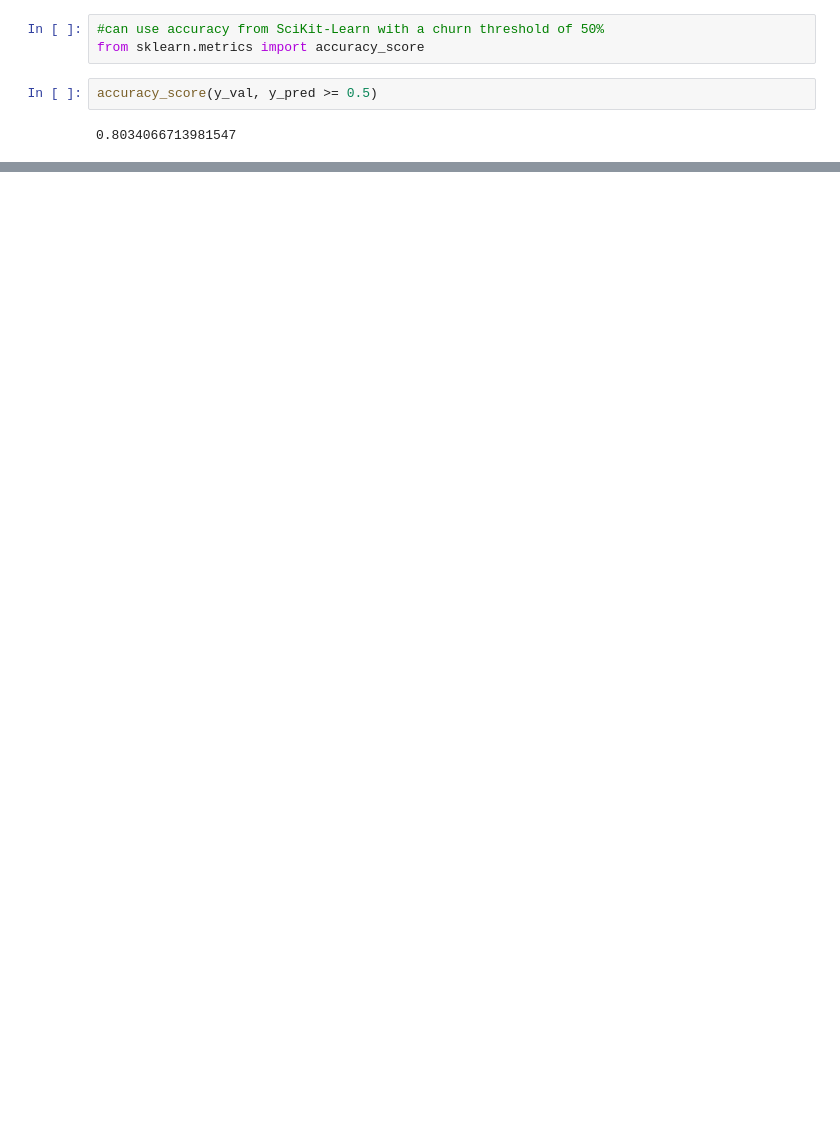
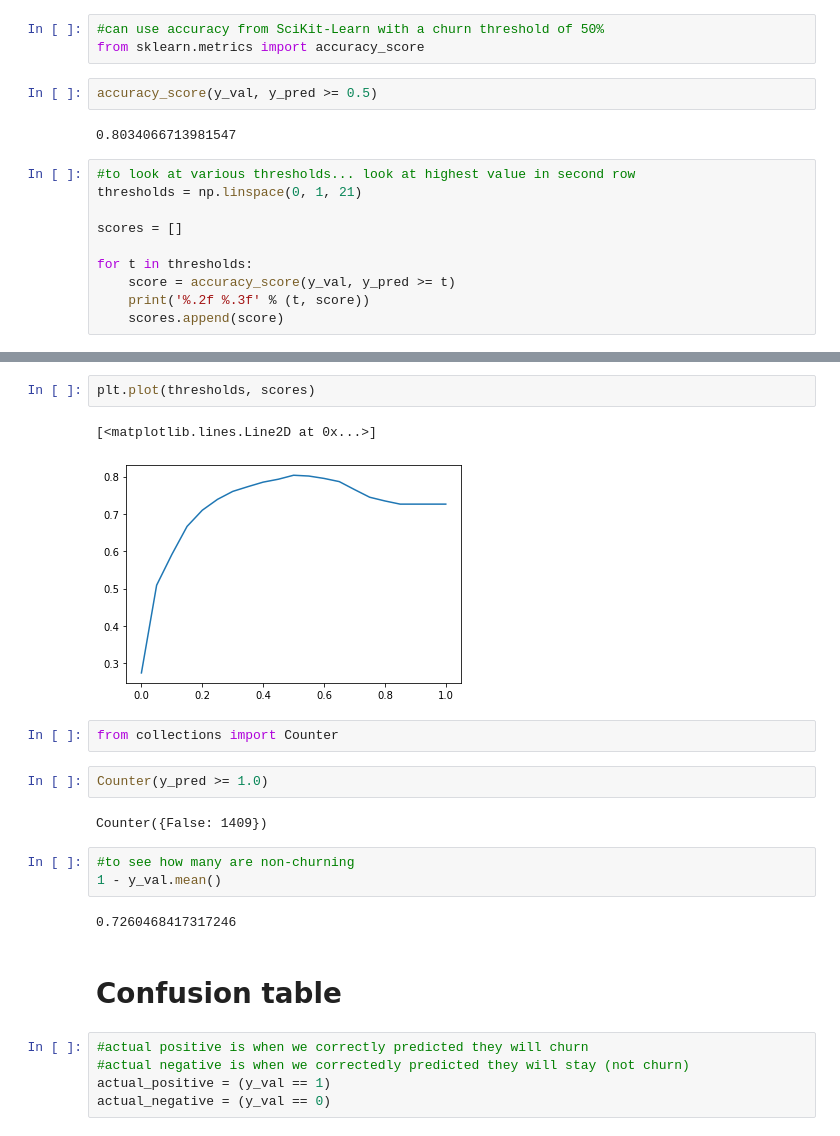
Before and after one commit to sarakubik/MLZoomcamp, a Jupyter notebook: ch4.ipynb, the cells around one changed output, grey strips where cells are left out. Drawn from its saved outputs; the diff is of its cells as text; blank space fills up the shorter version.

Commit message:
Add files via upload
Not so great chapter.. did lots of the same thing many different ways and the explanations were muddy.

```diff
--- a/ch4.ipynb
+++ b/ch4.ipynb
@@ -113,3 +115,13 @@ from sklearn.metrics import accuracy_score
 accuracy_score(y_val, y_pred >= 0.5)
 # %% [output]
 0.8034066713981547
+# %%
+#to look at various thresholds... look at highest value in second row
+thresholds = np.linspace(0, 1, 21)
+
+scores = []
+
+for t in thresholds:
+    score = accuracy_score(y_val, y_pred >= t)
+    print('%.2f %.3f' % (t, score))
+    scores.append(score)
@@ -115,0 +146,23 @@ accuracy_score(y_val, y_pred >= 0.5)
+# %%
+plt.plot(thresholds, scores)
+# %% [output]
+[<matplotlib.lines.Line2D at 0x...>]
+[figure, added]
+# %%
+from collections import Counter
+# %%
+Counter(y_pred >= 1.0)
+# %% [output]
+Counter({False: 1409})
+# %%
+#to see how many are non-churning
+1 - y_val.mean()
+# %% [output]
+0.7260468417317246
+# %% [markdown]
+# Confusion table
+# %%
+#actual positive is when we correctly predicted they will churn
+#actual negative is when we correctedly predicted they will stay (not churn)
+actual_positive = (y_val == 1)
+actual_negative = (y_val == 0)
```
Also changed, not shown: parts of 62 cells of this notebook.
